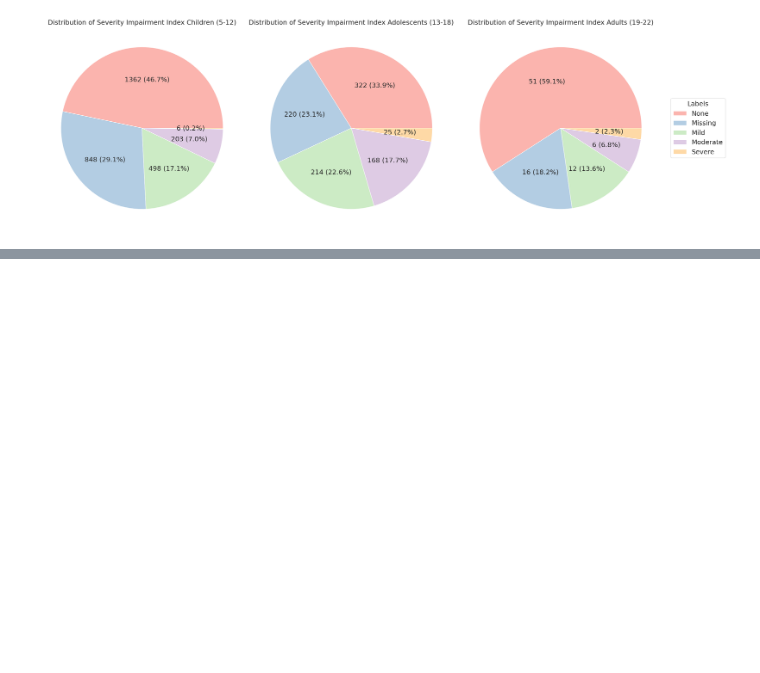
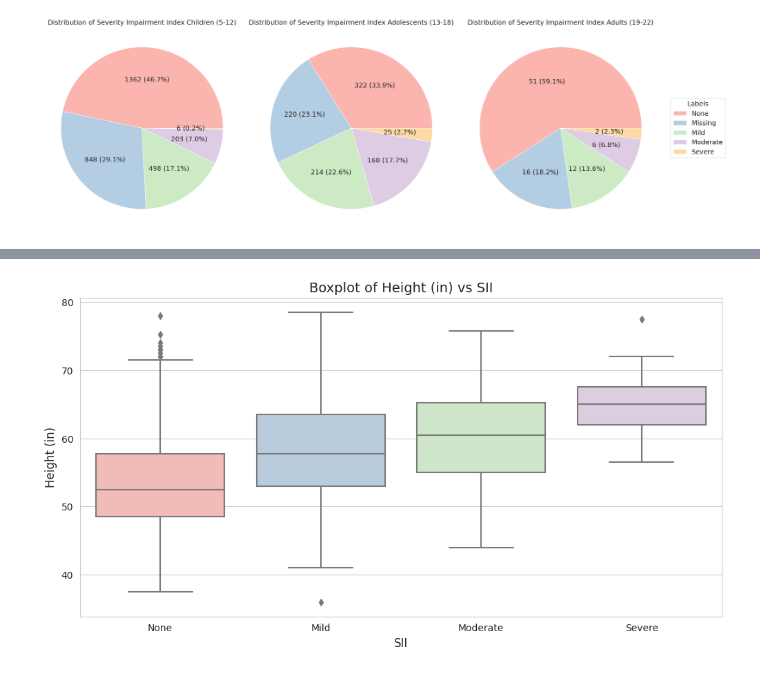
Before and after one commit to datateamclub/project_child_problematic_internet_use_03, a Jupyter notebook: internet_use_v3.ipynb, the cells around one changed output, grey strips where cells are left out. Cells and saved outputs as stored; diff of their text form; code cells hidden in the pictures; blank space fills up the shorter version.

```diff
--- a/internet_use_v3.ipynb
+++ b/internet_use_v3.ipynb
@@ -413,0 +423,22 @@ display()
+# %%
+labels_map = {0: 'None', 1: 'Mild', 2: 'Moderate', 3: 'Severe'}
+df_train['sii_label'] = df_train['sii'].map(labels_map)
+
+order = [labels_map[key] for key in sorted(labels_map.keys())]
+
+plt.figure(figsize=(12, 6))
+sns.boxplot(
+    data=df_train,
+    x='sii_label',
+    y='Physical-Height',
+    order=order,
+    palette="Pastel1")
+
+plt.title("Boxplot of Height (in) vs SII", fontsize=14)
+plt.xlabel("SII", fontsize=12)
+plt.ylabel("Height (in)", fontsize=12)
+plt.xticks(fontsize=10)
+plt.yticks(fontsize=10)
+plt.show()
+# %% [output]
+[figure, added]
```
Also changed, not shown: parts of 11 cells of this notebook.
